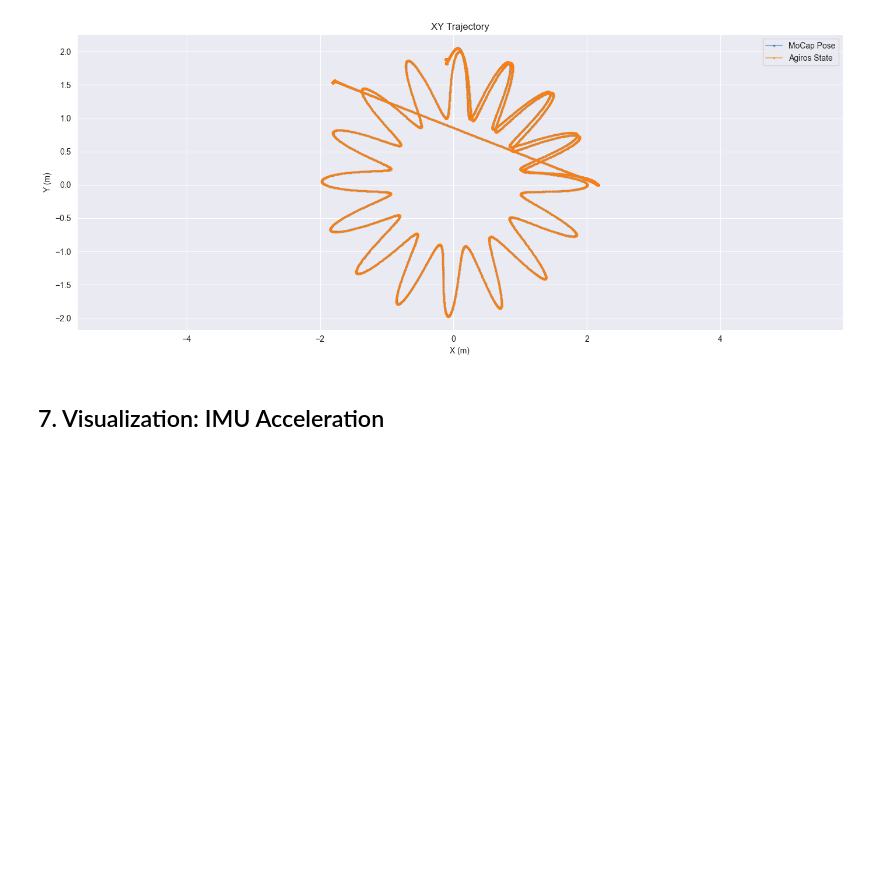
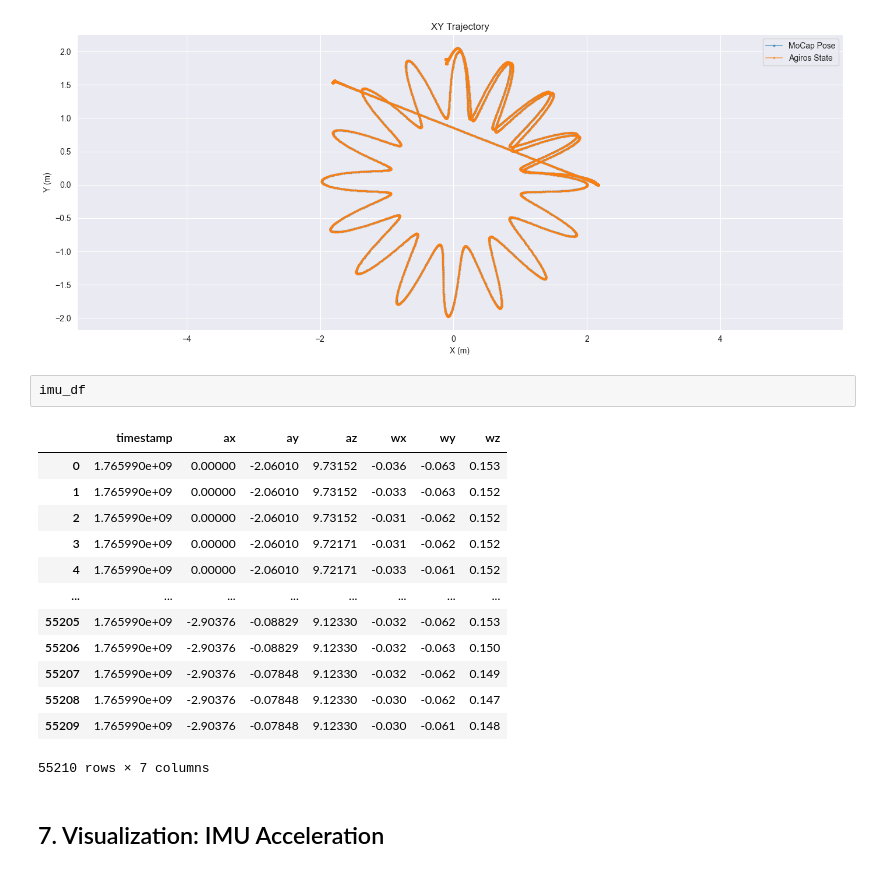
Before and after one commit to Dr1zz3l/spline-rio, a Jupyter notebook: analysis/notebooks/01_rosbag_loader_example.ipynb, the cells around one changed output. Drawn from its saved outputs; the diff is of its cells as text; blank space fills up the shorter version.

```diff
--- a/analysis/notebooks/01_rosbag_loader_example.ipynb
+++ b/analysis/notebooks/01_rosbag_loader_example.ipynb
@@ -213,6 +213,22 @@ plt.tight_layout()
 plt.show()
 # %% [output]
 [figure]
+# %%
+imu_df
+# %% [output]
+|  | timestamp | ax | ay | az | wx | wy | wz |
+| 0 | 1.765990e+09 | 0.00000 | -2.06010 | 9.73152 | -0.036 | -0.063 | 0.153 |
+| 1 | 1.765990e+09 | 0.00000 | -2.06010 | 9.73152 | -0.033 | -0.063 | 0.152 |
+| 2 | 1.765990e+09 | 0.00000 | -2.06010 | 9.73152 | -0.031 | -0.062 | 0.152 |
+| 3 | 1.765990e+09 | 0.00000 | -2.06010 | 9.72171 | -0.031 | -0.062 | 0.152 |
+| 4 | 1.765990e+09 | 0.00000 | -2.06010 | 9.72171 | -0.033 | -0.061 | 0.152 |
+| ... | ... | ... | ... | ... | ... | ... | ... |
+| 55205 | 1.765990e+09 | -2.90376 | -0.08829 | 9.12330 | -0.032 | -0.062 | 0.153 |
+| 55206 | 1.765990e+09 | -2.90376 | -0.08829 | 9.12330 | -0.032 | -0.063 | 0.150 |
+| 55207 | 1.765990e+09 | -2.90376 | -0.07848 | 9.12330 | -0.032 | -0.062 | 0.149 |
+| 55208 | 1.765990e+09 | -2.90376 | -0.07848 | 9.12330 | -0.030 | -0.062 | 0.147 |
+| 55209 | 1.765990e+09 | -2.90376 | -0.07848 | 9.12330 | -0.030 | -0.061 | 0.148 |
+55210 rows × 7 columns
 # %% [markdown]
 ## 7. Visualization: IMU Acceleration
 # %%
```
Also changed, not shown: parts of 1 cell of this notebook, 3 other files.
